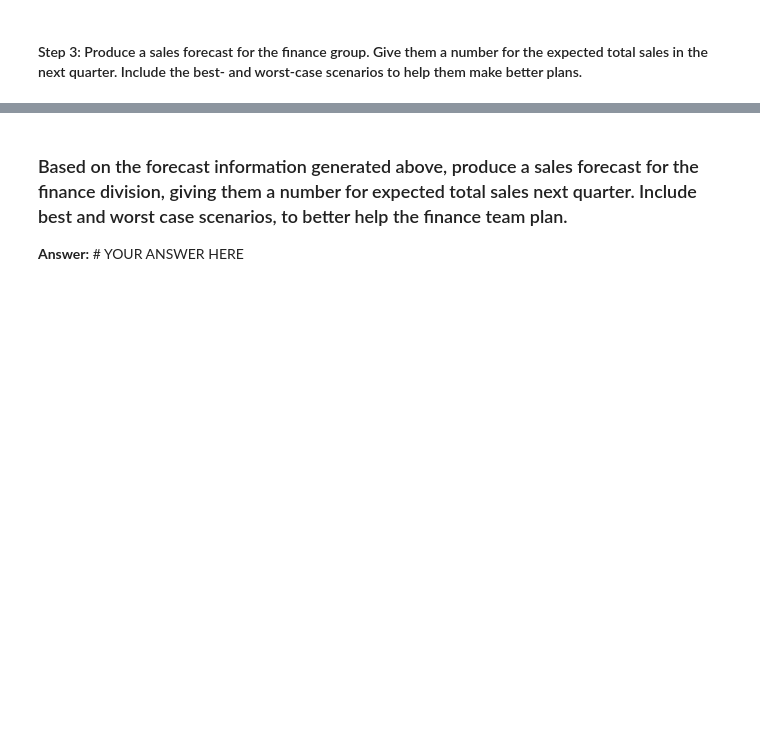
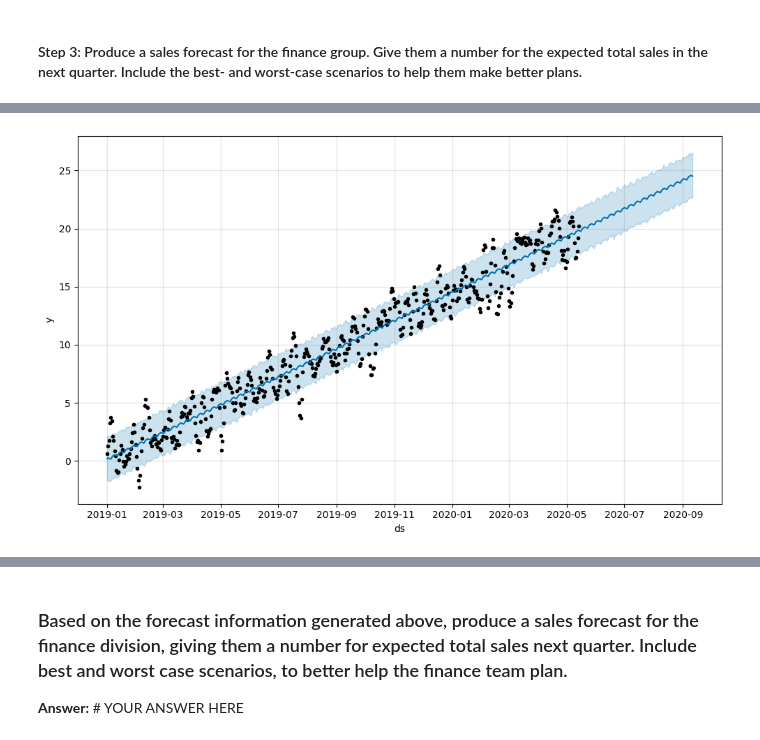
Before and after one commit to darcy5d/Fintech_Module_11_Homework_Assignment, a Jupyter notebook: forecasting_net_prophet.ipynb, the cells around one changed output, grey strips where cells are left out. Cells and saved outputs as stored; diff of their text form; code cells hidden in the pictures; blank space fills up the shorter version.

Commit message:
Colaboratory save 2023-09-08 19:34

```diff
--- a/forecasting_net_prophet.ipynb
+++ b/forecasting_net_prophet.ipynb
@@ -783,10 +786,16 @@ To do so, complete the following steps:
 # Upload the "mercado_daily_revenue.csv" file into Colab, then store in a Pandas DataFrame
 # Set the "date" column as the DatetimeIndex
 # Sales are quoted in millions of US dollars
-from google.colab import files
-uploaded = files.upload()
+#from google.colab import files
+#uploaded = files.upload()
 
-df_mercado_sales = # YOUR CODE HERE
+url_revenue_data = "https://raw.githubusercontent.com/darcy5d/Fintech_Module_11_Homework_Assignment/main/Resources/mercado_daily_revenue.csv"
+
+df_mercado_sales = pd.read_csv(
+    url_revenue_data,
+    parse_dates=["date"],
+    index_col="date")
+
 
 # Review the DataFrame
-# YOUR CODE HERE
+print(df_mercado_sales.head())
@@ -846,0 +938,7 @@ mercado_sales_prophet_forecast = # YOUR CODE HERE
+# %%
+# Predict sales for enough days to cover the next quarter; let's say 120 days to be safe
+mercado_sales_prophet_future = mercado_sales_prophet_model.make_future_dataframe(periods=120)
+
+# Check the last date in the forecast
+last_forecast_date = mercado_sales_prophet_future['ds'].iloc[-1]
+print(f"The last date in the *new* forecast is: {last_forecast_date}")
@@ -847,2 +947,13 @@ mercado_sales_prophet_forecast = # YOUR CODE HERE
+# %%
+mercado_sales_prophet_forecast = mercado_sales_prophet_model.predict(mercado_sales_prophet_future)
+# Filter to include only the next quarter's data
+next_quarter_start = '2020-07-01'
+next_quarter_end = '2020-09-30'
+mercado_sales_forecast_quarter = mercado_sales_prophet_forecast.set_index('ds').loc[next_quarter_start:next_quarter_end]
+
+# Plot the predictions for the Mercado sales
+fig1 = mercado_sales_prophet_model.plot(mercado_sales_prophet_forecast)
+# %% [output]
+[figure, added]
 # %%
 # For the mercado_sales_prophet_forecast DataFrame, set the ds column as the DataFrame Index
```
Also changed, not shown: parts of 20 cells of this notebook.
